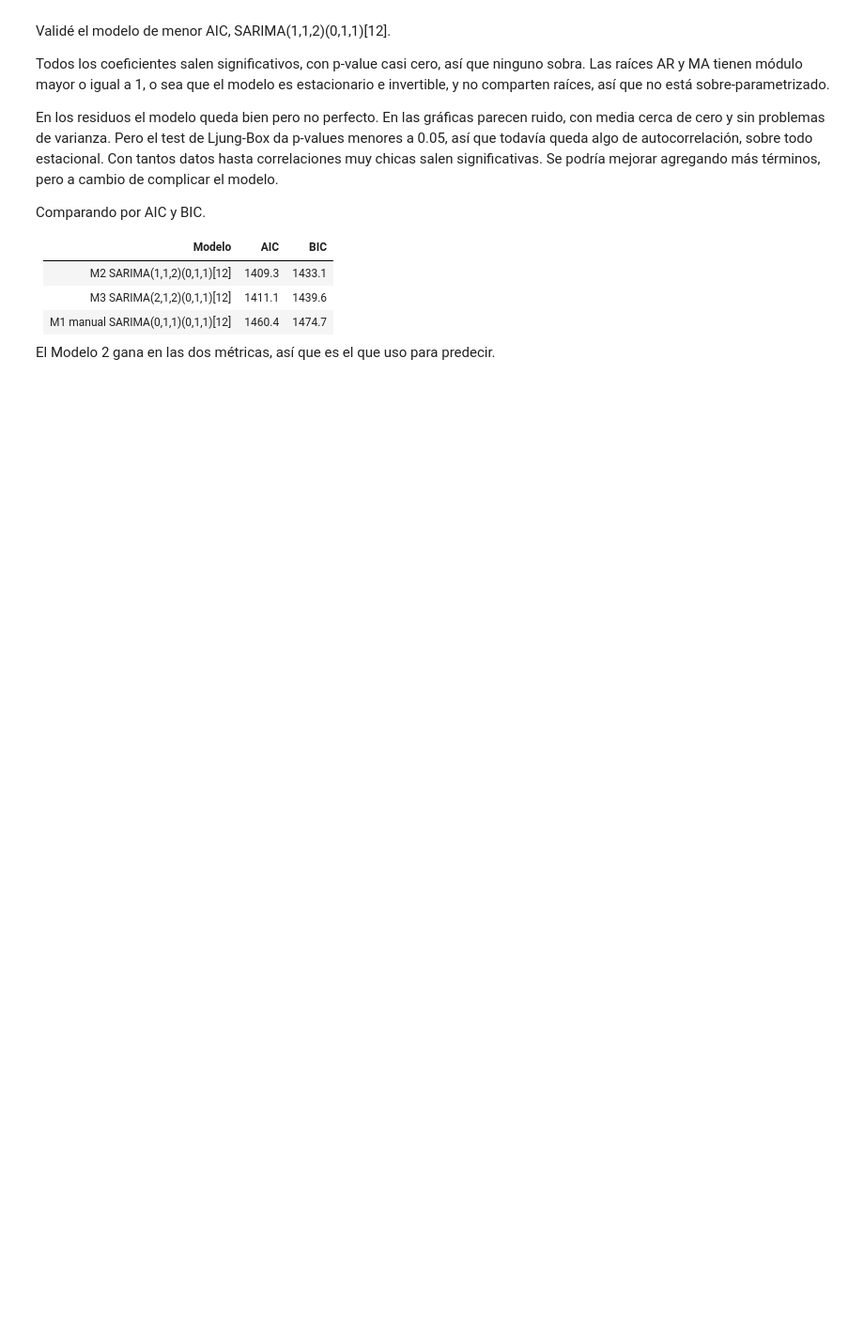
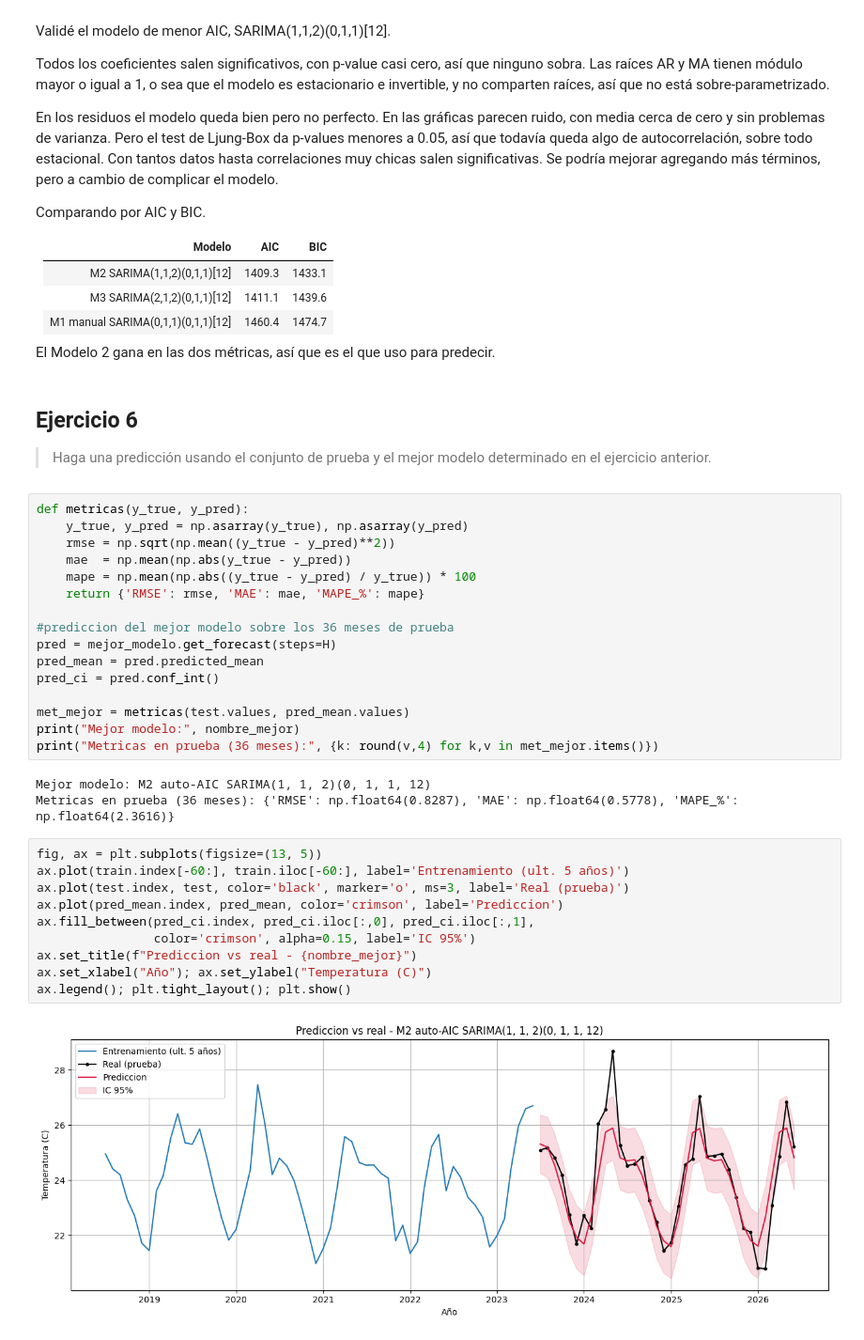
Before and after one commit to Fercho1118/Ejercicio-Series-de-Tiempo, a Jupyter notebook: Series_de_Tiempo_Temperatura_Guatemala.ipynb, the cells around one changed output. Shown at 94% size. Cells and saved outputs as stored; diff of their text form; blank space fills up the shorter version.

Commit message:
Agrego ejercicio 6

```diff
--- a/Series_de_Tiempo_Temperatura_Guatemala.ipynb
+++ b/Series_de_Tiempo_Temperatura_Guatemala.ipynb
@@ -646,3 +646,39 @@ Comparando por AIC y BIC.
 | M1 manual SARIMA(0,1,1)(0,1,1)[12] | 1460.4 | 1474.7 |
 
 El Modelo 2 gana en las dos métricas, así que es el que uso para predecir.
+# %% [markdown]
+## Ejercicio 6
+
+> Haga una predicción usando el conjunto de prueba y el mejor modelo determinado en el ejercicio
+> anterior.
+# %%
+def metricas(y_true, y_pred):
+    y_true, y_pred = np.asarray(y_true), np.asarray(y_pred)
+    rmse = np.sqrt(np.mean((y_true - y_pred)**2))
+    mae  = np.mean(np.abs(y_true - y_pred))
+    mape = np.mean(np.abs((y_true - y_pred) / y_true)) * 100
+    return {'RMSE': rmse, 'MAE': mae, 'MAPE_%': mape}
+
+#prediccion del mejor modelo sobre los 36 meses de prueba
+pred = mejor_modelo.get_forecast(steps=H)
+pred_mean = pred.predicted_mean
+pred_ci = pred.conf_int()
+
+met_mejor = metricas(test.values, pred_mean.values)
+print("Mejor modelo:", nombre_mejor)
+print("Metricas en prueba (36 meses):", {k: round(v,4) for k,v in met_mejor.items()})
+# %% [output]
+Mejor modelo: M2 auto-AIC SARIMA(1, 1, 2)(0, 1, 1, 12)
+Metricas en prueba (36 meses): {'RMSE': np.float64(0.8287), 'MAE': np.float64(0.5778), 'MAPE_%': np.float64(2.3616)}
+# %%
+fig, ax = plt.subplots(figsize=(13, 5))
+ax.plot(train.index[-60:], train.iloc[-60:], label='Entrenamiento (ult. 5 años)')
+ax.plot(test.index, test, color='black', marker='o', ms=3, label='Real (prueba)')
+ax.plot(pred_mean.index, pred_mean, color='crimson', label='Prediccion')
+ax.fill_between(pred_ci.index, pred_ci.iloc[:,0], pred_ci.iloc[:,1],
+                color='crimson', alpha=0.15, label='IC 95%')
+ax.set_title(f"Prediccion vs real - {nombre_mejor}")
+ax.set_xlabel("Año"); ax.set_ylabel("Temperatura (C)")
+ax.legend(); plt.tight_layout(); plt.show()
+# %% [output]
+[figure, added]
```
Also changed, not shown: parts of 1 cell of this notebook.
